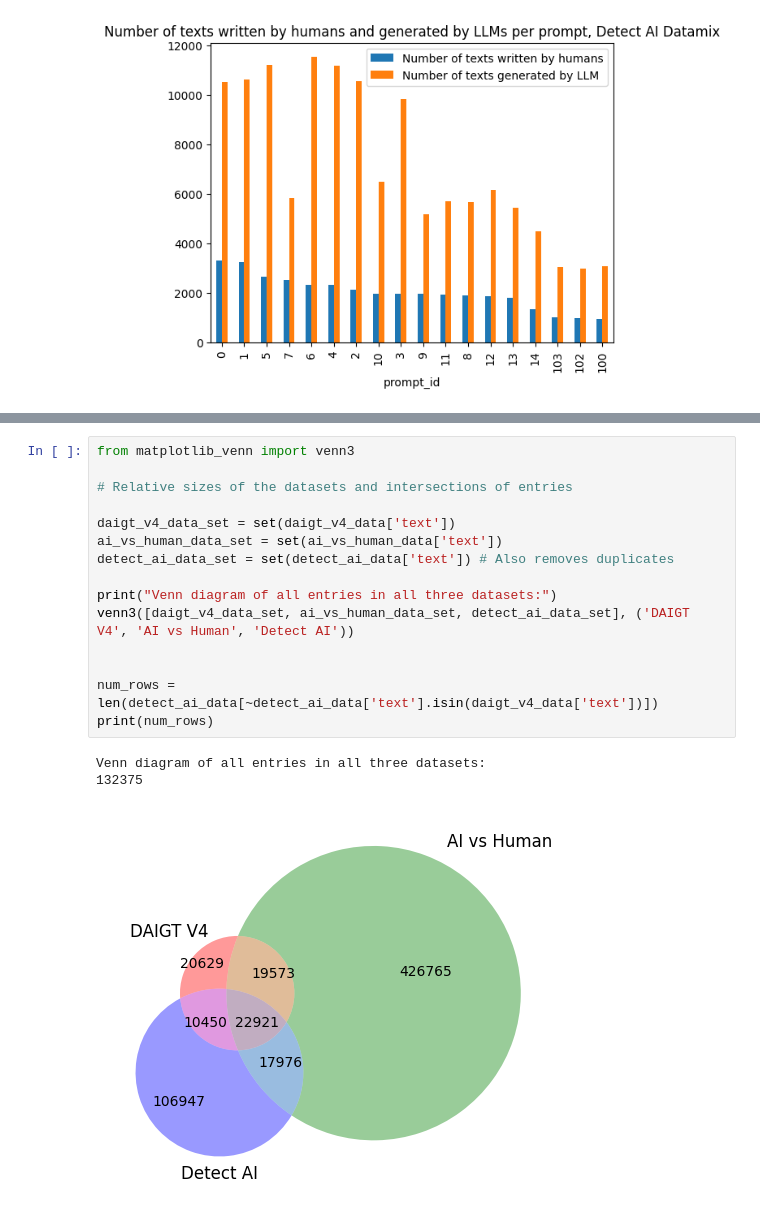
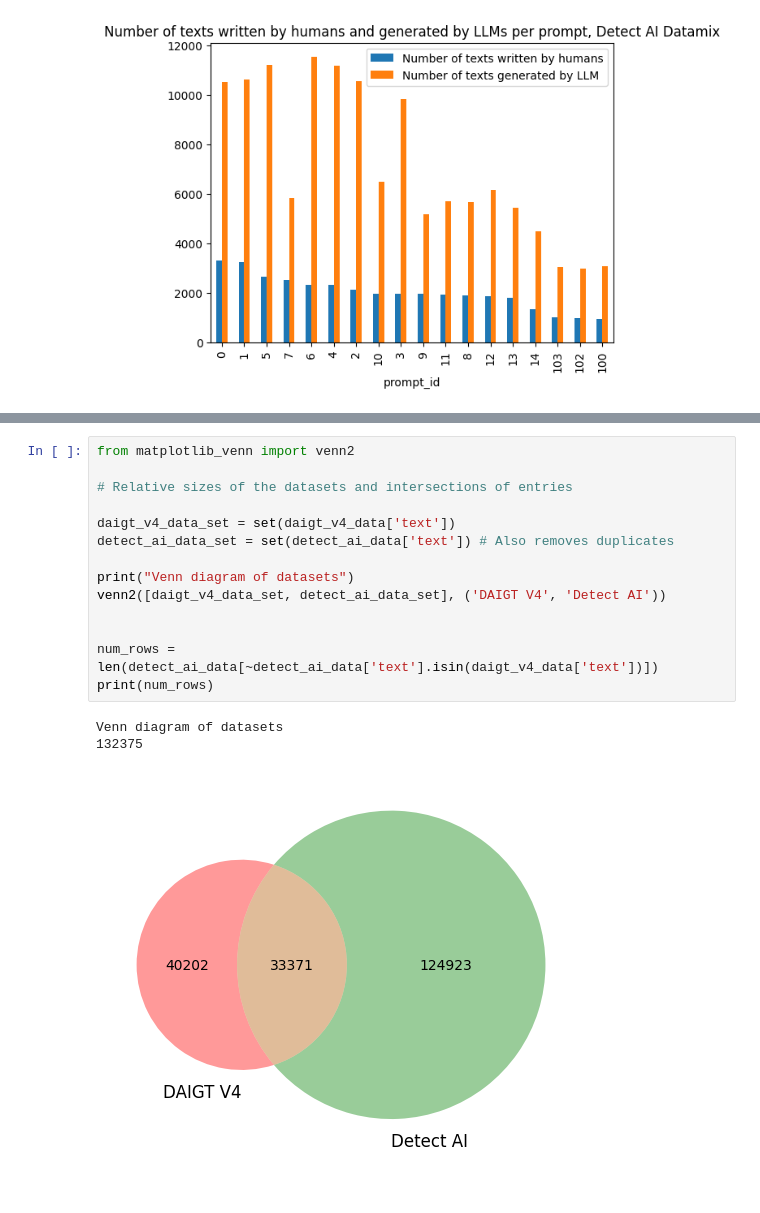
Before and after one commit to javanster/LLM-Human-Classifier, a Jupyter notebook: data_exploration.ipynb, the cells around one changed output, grey strips where cells are left out. Drawn from its saved outputs; the diff is of its cells as text.

Commit message:
Update data exploration

```diff
--- a/data_exploration.ipynb
+++ b/data_exploration.ipynb
@@ -171,22 +157,21 @@ plt.show()
 # %%
-from matplotlib_venn import venn3
+from matplotlib_venn import venn2
 
 # Relative sizes of the datasets and intersections of entries
 
 daigt_v4_data_set = set(daigt_v4_data['text'])
-ai_vs_human_data_set = set(ai_vs_human_data['text'])
 detect_ai_data_set = set(detect_ai_data['text']) # Also removes duplicates
 
-print("Venn diagram of all entries in all three datasets:")
-venn3([daigt_v4_data_set, ai_vs_human_data_set, detect_ai_data_set], ('DAIGT V4', 'AI vs Human', 'Detect AI'))
+print("Venn diagram of datasets")
+venn2([daigt_v4_data_set, detect_ai_data_set], ('DAIGT V4', 'Detect AI'))
 
 
 num_rows = len(detect_ai_data[~detect_ai_data['text'].isin(daigt_v4_data['text'])])
 print(num_rows)
 # %% [output]
-Venn diagram of all entries in all three datasets:
+Venn diagram of datasets
 132375
-[figure, old version]
+[figure, new version]
 # %%
 # Checking samples of prompts in the DAIGT V4
 
```
Also changed, not shown: parts of 8 cells of this notebook.
